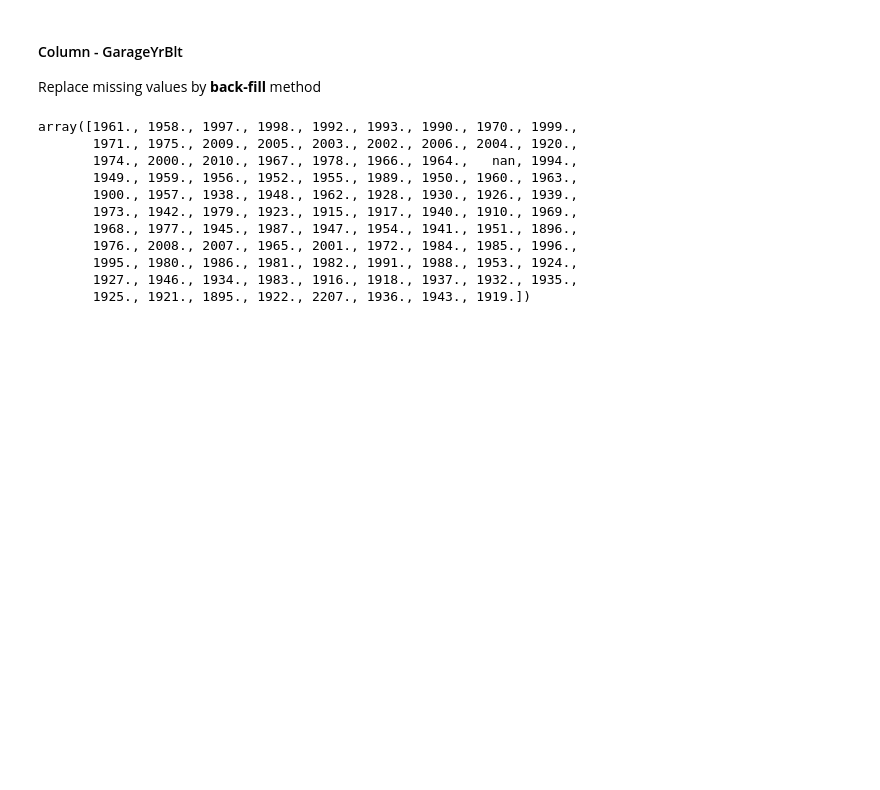
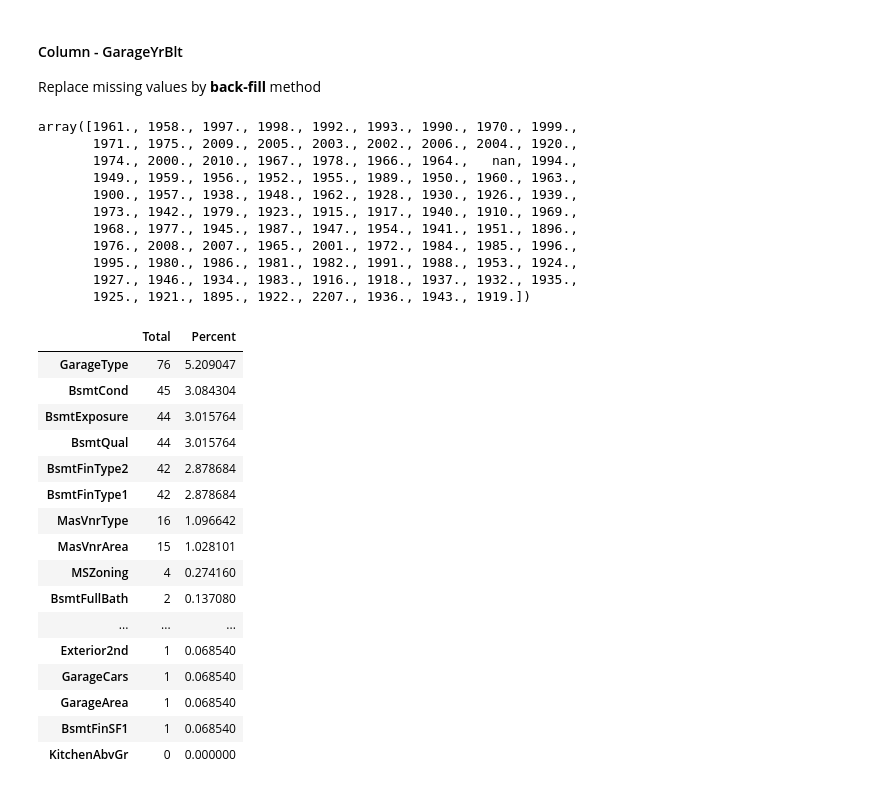
Before and after one commit to naseemap47/predictHousePrices-MachineLearning-python, a Jupyter notebook: jupyter_notebook.ipynb, the cells around one changed output. Drawn from its saved outputs; the diff is of its cells as text; code cells hidden in the pictures; blank space fills up the shorter version.

```diff
--- a/jupyter_notebook.ipynb
+++ b/jupyter_notebook.ipynb
@@ -575,3 +575,24 @@ array([1961., 1958., 1997., 1998., 1992., 1993., 1990., 1970., 1999.,
        1995., 1980., 1986., 1981., 1982., 1991., 1988., 1953., 1924.,
        1927., 1946., 1934., 1983., 1916., 1918., 1937., 1932., 1935.,
        1925., 1921., 1895., 1922., 2207., 1936., 1943., 1919.])
+# %%
+data_test.GarageYrBlt = data_test.GarageYrBlt.fillna(method='bfill', axis=0)
+missing_values(data_test, 24)
+# %% [output]
+|  | Total | Percent |
+| GarageType | 76 | 5.209047 |
+| BsmtCond | 45 | 3.084304 |
+| BsmtExposure | 44 | 3.015764 |
+| BsmtQual | 44 | 3.015764 |
+| BsmtFinType2 | 42 | 2.878684 |
+| BsmtFinType1 | 42 | 2.878684 |
+| MasVnrType | 16 | 1.096642 |
+| MasVnrArea | 15 | 1.028101 |
+| MSZoning | 4 | 0.274160 |
+| BsmtFullBath | 2 | 0.137080 |
+| ... | ... | ... |
+| Exterior2nd | 1 | 0.068540 |
+| GarageCars | 1 | 0.068540 |
+| GarageArea | 1 | 0.068540 |
+| BsmtFinSF1 | 1 | 0.068540 |
+| KitchenAbvGr | 0 | 0.000000 |
```
Also changed, not shown: parts of 70 cells of this notebook.
